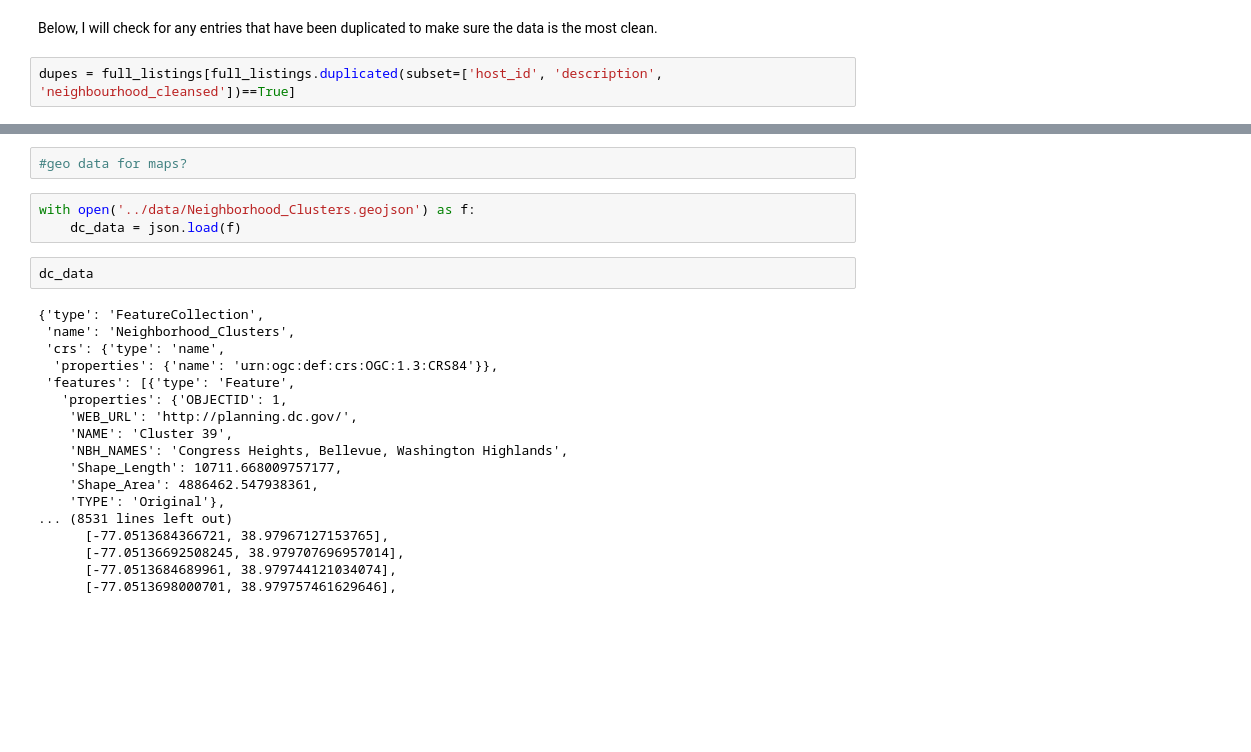
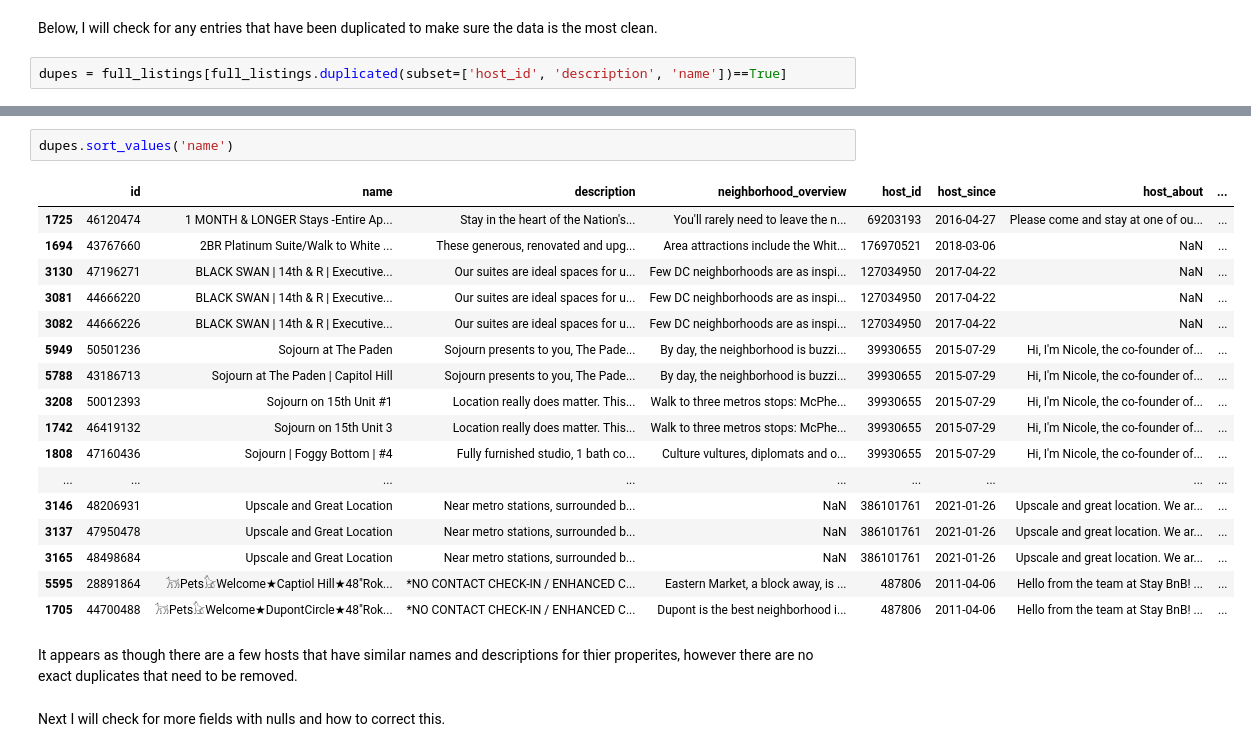
Before and after one commit to rgfriedman/washingon_dc_airbnb_hosting_helper, a Jupyter notebook: code/2_data_cleaning.ipynb, the cells around one changed output, grey strips where cells are left out. Cells and saved outputs as stored; diff of their text form; blank space fills up the shorter version.

Commit message:
finalized numerical data

```diff
--- a/code/2_data_cleaning.ipynb
+++ b/code/2_data_cleaning.ipynb
@@ -452,7 +458,7 @@ I decided to drop the columns above that had null information on the hosts becau
 # %% [markdown]
 Below, I will check for any entries that have been duplicated to make sure the data is the most clean.
 # %%
-dupes = full_listings[full_listings.duplicated(subset=['host_id', 'description', 'neighbourhood_cleansed'])==True]
+dupes = full_listings[full_listings.duplicated(subset=['host_id', 'description', 'name'])==True]
 # %%
 dupes.shape
 # %% [output]
@@ -476,25 +466,24 @@ steps for data cleaning
-# %%
-#geo data for maps?
-# %%
-with open('../data/Neighborhood_Clusters.geojson') as f:
-    dc_data = json.load(f)
-# %%
-dc_data
-# %% [output]
-{'type': 'FeatureCollection',
- 'name': 'Neighborhood_Clusters',
- 'crs': {'type': 'name',
-  'properties': {'name': 'urn:ogc:def:crs:OGC:1.3:CRS84'}},
- 'features': [{'type': 'Feature',
-   'properties': {'OBJECTID': 1,
-    'WEB_URL': 'http://planning.dc.gov/',
-    'NAME': 'Cluster 39',
-    'NBH_NAMES': 'Congress Heights, Bellevue, Washington Highlands',
-    'Shape_Length': 10711.668009757177,
-    'Shape_Area': 4886462.547938361,
-    'TYPE': 'Original'},
-... (8531 lines left out)
-      [-77.0513684366721, 38.97967127153765],
-      [-77.05136692508245, 38.979707696957014],
-      [-77.0513684689961, 38.979744121034074],
-      [-77.0513698000701, 38.979757461629646],
+# %%
+dupes.sort_values('name')
+# %% [output]
+|  | id | name | description | neighborhood_overview | host_id | host_since | host_about | ... |
+| 1725 | 46120474 | 1 MONTH & LONGER Stays -Entire Ap... | Stay in the heart of the Nation's... | You'll rarely need to leave the n... | 69203193 | 2016-04-27 | Please come and stay at one of ou... | ... |
+| 1694 | 43767660 | 2BR Platinum Suite/Walk to White ... | These generous, renovated and upg... | Area attractions include the Whit... | 176970521 | 2018-03-06 | NaN | ... |
+| 3130 | 47196271 | BLACK SWAN | 14th & R | Executive... | Our suites are ideal spaces for u... | Few DC neighborhoods are as inspi... | 127034950 | 2017-04-22 | NaN | ... |
+| 3081 | 44666220 | BLACK SWAN | 14th & R | Executive... | Our suites are ideal spaces for u... | Few DC neighborhoods are as inspi... | 127034950 | 2017-04-22 | NaN | ... |
+| 3082 | 44666226 | BLACK SWAN | 14th & R | Executive... | Our suites are ideal spaces for u... | Few DC neighborhoods are as inspi... | 127034950 | 2017-04-22 | NaN | ... |
+| 5949 | 50501236 | Sojourn at The Paden | Sojourn presents to you, The Pade... | By day, the neighborhood is buzzi... | 39930655 | 2015-07-29 | Hi, I'm Nicole, the co-founder of... | ... |
+| 5788 | 43186713 | Sojourn at The Paden | Capitol Hill | Sojourn presents to you, The Pade... | By day, the neighborhood is buzzi... | 39930655 | 2015-07-29 | Hi, I'm Nicole, the co-founder of... | ... |
+| 3208 | 50012393 | Sojourn on 15th Unit #1 | Location really does matter. This... | Walk to three metros stops: McPhe... | 39930655 | 2015-07-29 | Hi, I'm Nicole, the co-founder of... | ... |
+| 1742 | 46419132 | Sojourn on 15th Unit 3 | Location really does matter. This... | Walk to three metros stops: McPhe... | 39930655 | 2015-07-29 | Hi, I'm Nicole, the co-founder of... | ... |
+| 1808 | 47160436 | Sojourn | Foggy Bottom | #4 | Fully furnished studio, 1 bath co... | Culture vultures, diplomats and o... | 39930655 | 2015-07-29 | Hi, I'm Nicole, the co-founder of... | ... |
+| ... | ... | ... | ... | ... | ... | ... | ... | ... |
+| 3146 | 48206931 | Upscale and Great Location | Near metro stations, surrounded b... | NaN | 386101761 | 2021-01-26 | Upscale and great location. We ar... | ... |
+| 3137 | 47950478 | Upscale and Great Location | Near metro stations, surrounded b... | NaN | 386101761 | 2021-01-26 | Upscale and great location. We ar... | ... |
+| 3165 | 48498684 | Upscale and Great Location | Near metro stations, surrounded b... | NaN | 386101761 | 2021-01-26 | Upscale and great location. We ar... | ... |
+| 5595 | 28891864 | 𓃡Pets𓃠Welcome★Captiol Hill★48"Rok... | *NO CONTACT CHECK-IN / ENHANCED C... | Eastern Market, a block away, is ... | 487806 | 2011-04-06 | Hello from the team at Stay BnB! ... | ... |
+| 1705 | 44700488 | 𓃡Pets𓃠Welcome★DupontCircle★48"Rok... | *NO CONTACT CHECK-IN / ENHANCED C... | Dupont is the best neighborhood i... | 487806 | 2011-04-06 | Hello from the team at Stay BnB! ... | ... |
+# %% [markdown]
+It appears as though there are a few hosts that have similar names and descriptions for thier properites, however there are no exact duplicates that need to be removed.
+# %% [markdown]
+Next I will check for more fields with nulls and how to correct this.
```
Also changed, not shown: parts of 98 cells of this notebook, 4 other files.
